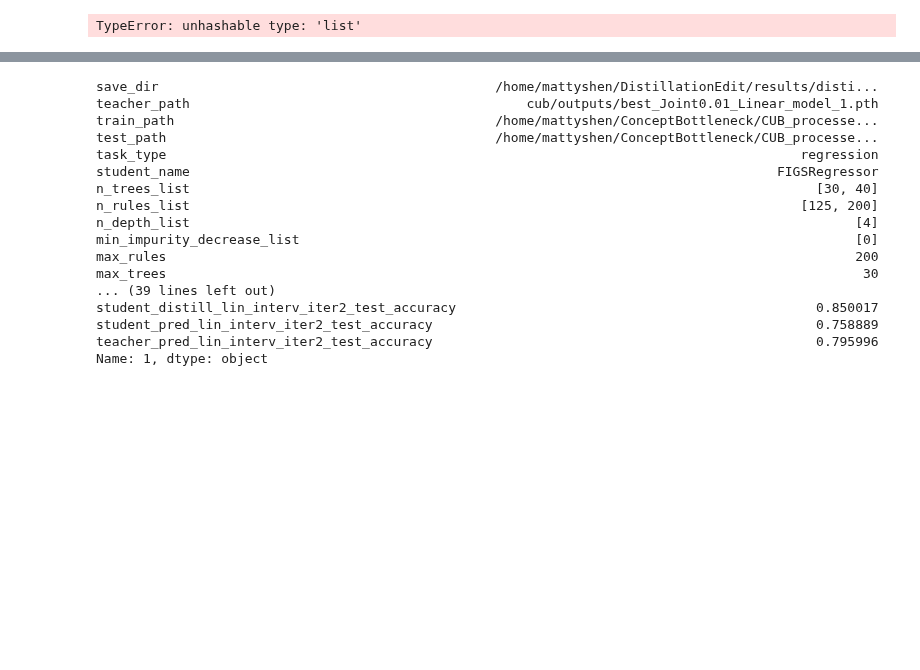
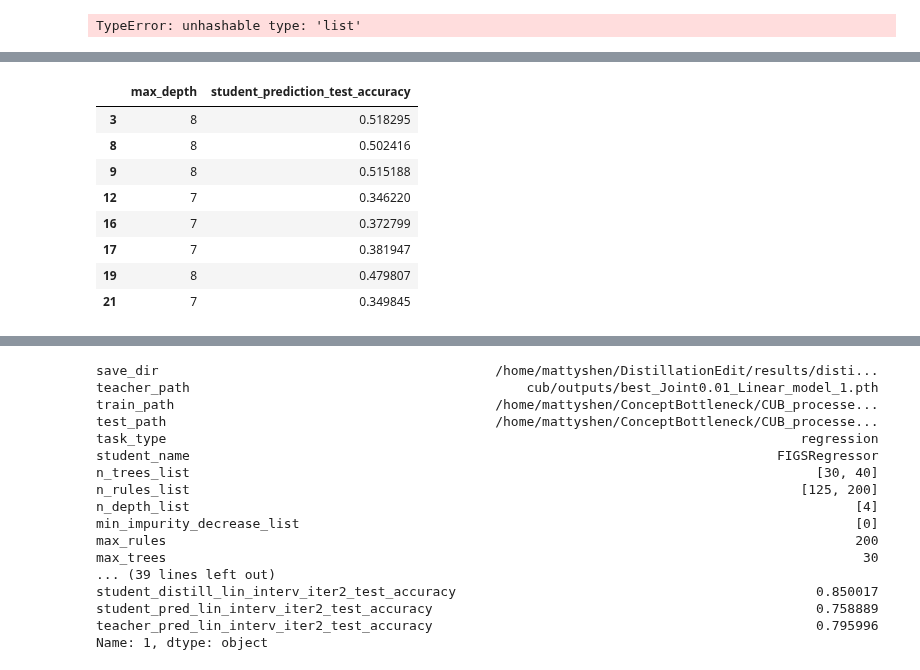
Before and after one commit to mattyshen/adaptiveTTI, a Jupyter notebook: notebooks/distillation_cub.ipynb, the cells around one changed output, grey strips where cells are left out. Cells and saved outputs as stored; diff of their text form; code cells hidden in the pictures; blank space fills up the shorter version.

```diff
--- a/notebooks/distillation_cub.ipynb
+++ b/notebooks/distillation_cub.ipynb
@@ -37,3 +110,15 @@ r.to_csv('../csv_results/distillation_cub.csv')
+# %%
+r[r.student_name == 'DecisionTreeRegressor'].dropna(axis = 1)[['max_depth', 'student_prediction_test_accuracy']]
+# %% [output]
+|  | max_depth | student_prediction_test_accuracy |
+| 3 | 8 | 0.518295 |
+| 8 | 8 | 0.502416 |
+| 9 | 8 | 0.515188 |
+| 12 | 7 | 0.346220 |
+| 16 | 7 | 0.372799 |
+| 17 | 7 | 0.381947 |
+| 19 | 8 | 0.479807 |
+| 21 | 7 | 0.349845 |
 # %%
 r[['teacher_path', 'student_prediction_test_accuracy',
    'teacher_prediction_test_accuracy'] + [f'student_pred_lin_interv_iter{i}_test_accuracy' for i in range(3)]+
```
Also changed, not shown: parts of 6 cells of this notebook, 15 other files.
